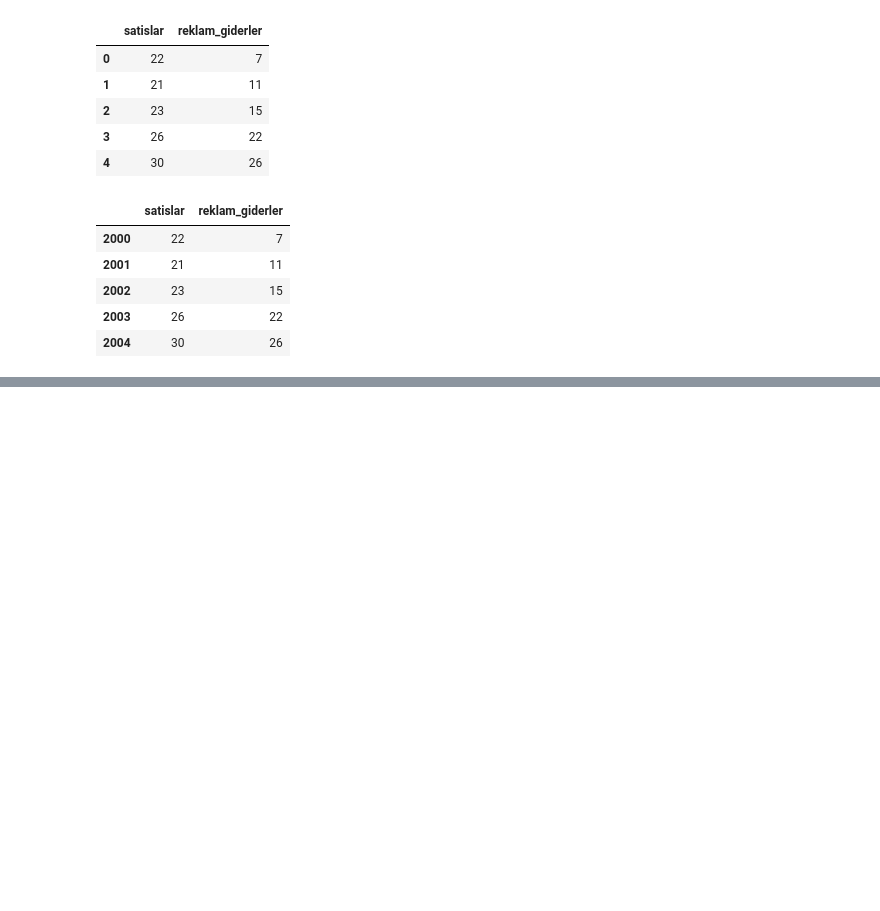
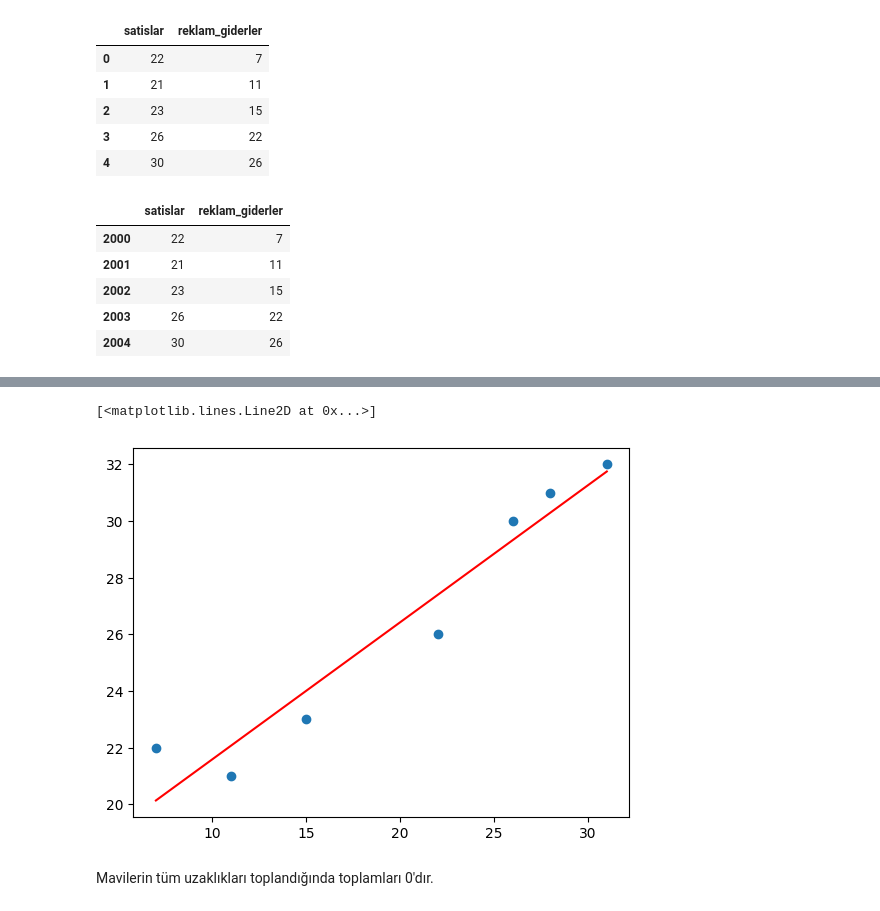
Before and after one commit to akalinirem/data_mining, a Jupyter notebook: pages/regression_analysis.ipynb, the cells around one changed output, grey strips where cells are left out. Saved outputs shown, nothing was run; the diff lists cells and outputs as text; code cells hidden in the pictures; blank space fills up the shorter version.

```diff
--- a/pages/regression_analysis.ipynb
+++ b/pages/regression_analysis.ipynb
@@ -56,0 +170,11 @@ plt.
+# %%
+plt.scatter(x = reklam_giderler, y = satislar) # Aralarındaki ilişki grafiği.
+plt.plot(reklam_giderler,
+         reklam_giderler *
+         lineer_model.coef_[0] +
+         lineer_model.intercept_, color='red')
+# %% [output]
+[<matplotlib.lines.Line2D at 0x...>]
+[figure, added]
+# %% [markdown]
+Mavilerin tüm uzaklıkları toplandığında toplamları 0'dır.
```
Also changed, not shown: parts of 30 cells of this notebook.
